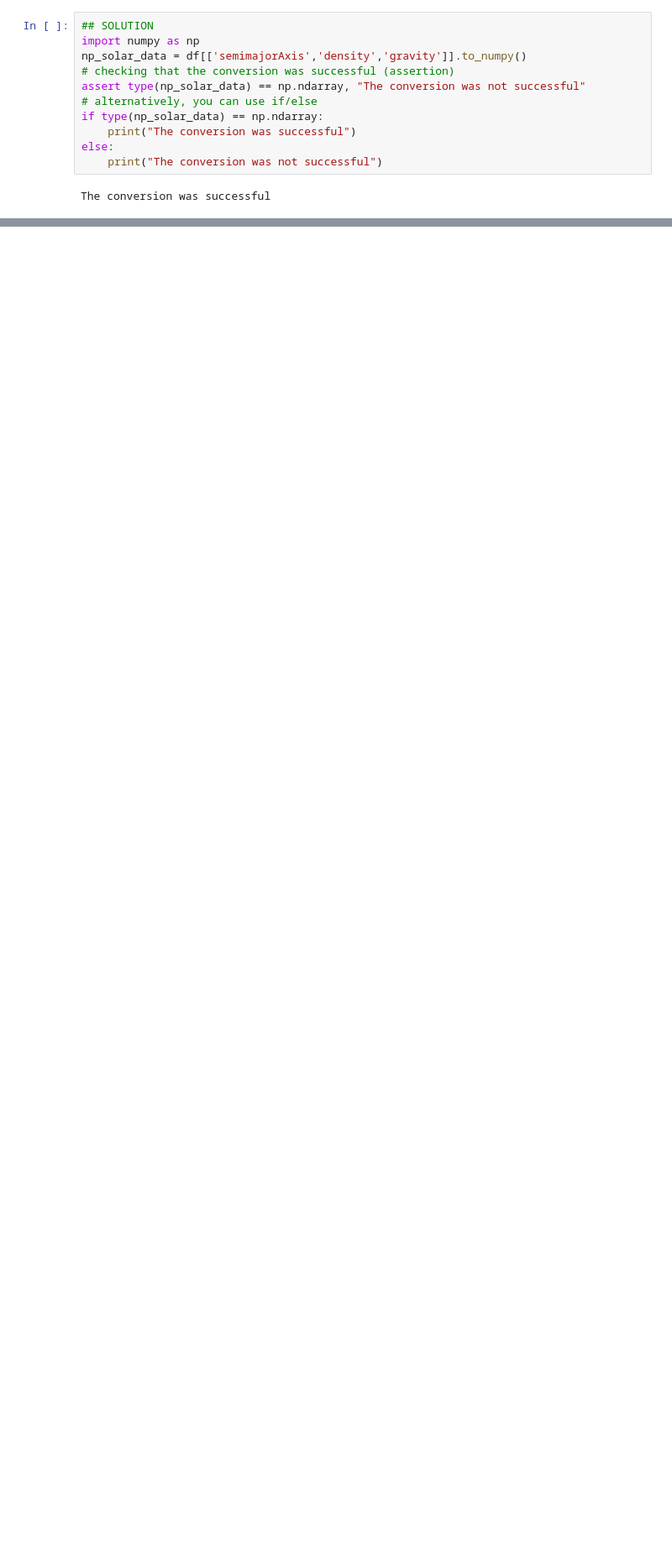
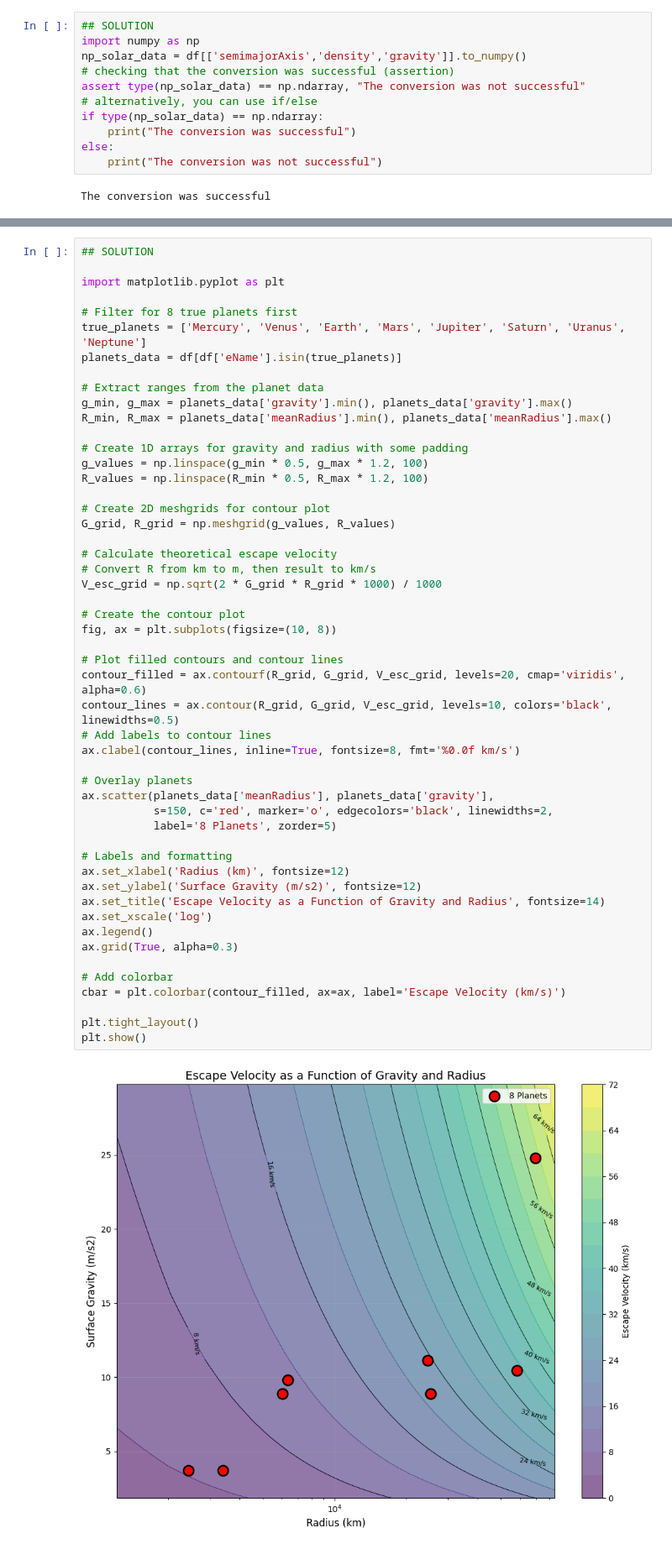
Before and after one commit to FTurci/intro-coding-data-analysis, a Jupyter notebook: 16/exercises_pandas_vs_numpy-solutions.ipynb, the cells around one changed output, grey strips where cells are left out. Shown at 84% size. Cells and saved outputs as stored; diff of their text form; blank space fills up the shorter version.

```diff
--- a/16/exercises_pandas_vs_numpy-solutions.ipynb
+++ b/16/exercises_pandas_vs_numpy-solutions.ipynb
@@ -53,0 +468,53 @@ The conversion was successful
+# %%
+## SOLUTION
+
+import matplotlib.pyplot as plt
+
+# Filter for 8 true planets first
+true_planets = ['Mercury', 'Venus', 'Earth', 'Mars', 'Jupiter', 'Saturn', 'Uranus', 'Neptune']
+planets_data = df[df['eName'].isin(true_planets)]
+
+# Extract ranges from the planet data
+g_min, g_max = planets_data['gravity'].min(), planets_data['gravity'].max()
+R_min, R_max = planets_data['meanRadius'].min(), planets_data['meanRadius'].max()
+
+# Create 1D arrays for gravity and radius with some padding
+g_values = np.linspace(g_min * 0.5, g_max * 1.2, 100)
+R_values = np.linspace(R_min * 0.5, R_max * 1.2, 100)
+
+# Create 2D meshgrids for contour plot
+G_grid, R_grid = np.meshgrid(g_values, R_values)
+
+# Calculate theoretical escape velocity
+# Convert R from km to m, then result to km/s
+V_esc_grid = np.sqrt(2 * G_grid * R_grid * 1000) / 1000
+
+# Create the contour plot
+fig, ax = plt.subplots(figsize=(10, 8))
+
+# Plot filled contours and contour lines
+contour_filled = ax.contourf(R_grid, G_grid, V_esc_grid, levels=20, cmap='viridis', alpha=0.6)
+contour_lines = ax.contour(R_grid, G_grid, V_esc_grid, levels=10, colors='black', linewidths=0.5)
+# Add labels to contour lines
+ax.clabel(contour_lines, inline=True, fontsize=8, fmt='%0.0f km/s')
+
+# Overlay planets
+ax.scatter(planets_data['meanRadius'], planets_data['gravity'],
+           s=150, c='red', marker='o', edgecolors='black', linewidths=2,
+           label='8 Planets', zorder=5)
+
+# Labels and formatting
+ax.set_xlabel('Radius (km)', fontsize=12)
+ax.set_ylabel('Surface Gravity (m/s2)', fontsize=12)
+ax.set_title('Escape Velocity as a Function of Gravity and Radius', fontsize=14)
+ax.set_xscale('log')
+ax.legend()
+ax.grid(True, alpha=0.3)
+
+# Add colorbar
+cbar = plt.colorbar(contour_filled, ax=ax, label='Escape Velocity (km/s)')
+
+plt.tight_layout()
+plt.show()
+# %% [output]
+[figure, added]
```
Also changed, not shown: parts of 16 cells of this notebook, 1 other file.
